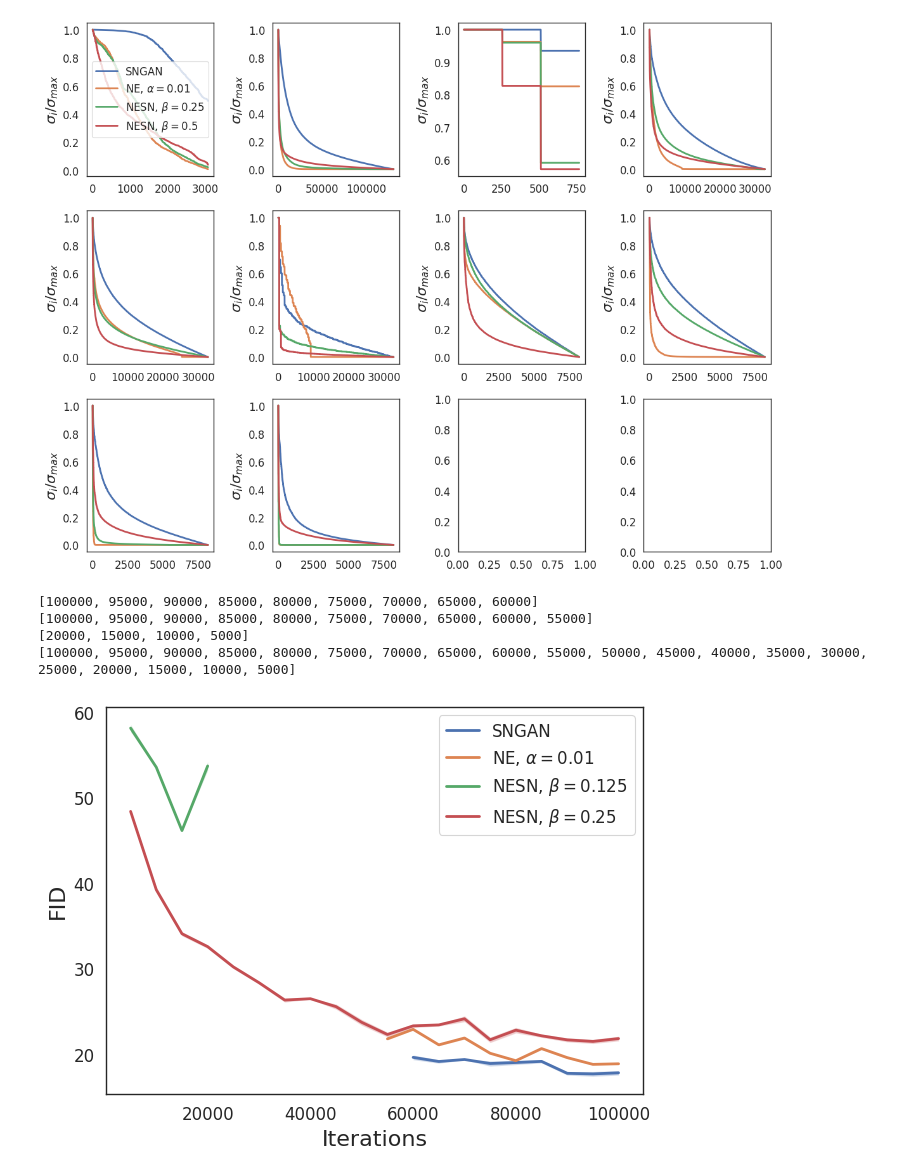
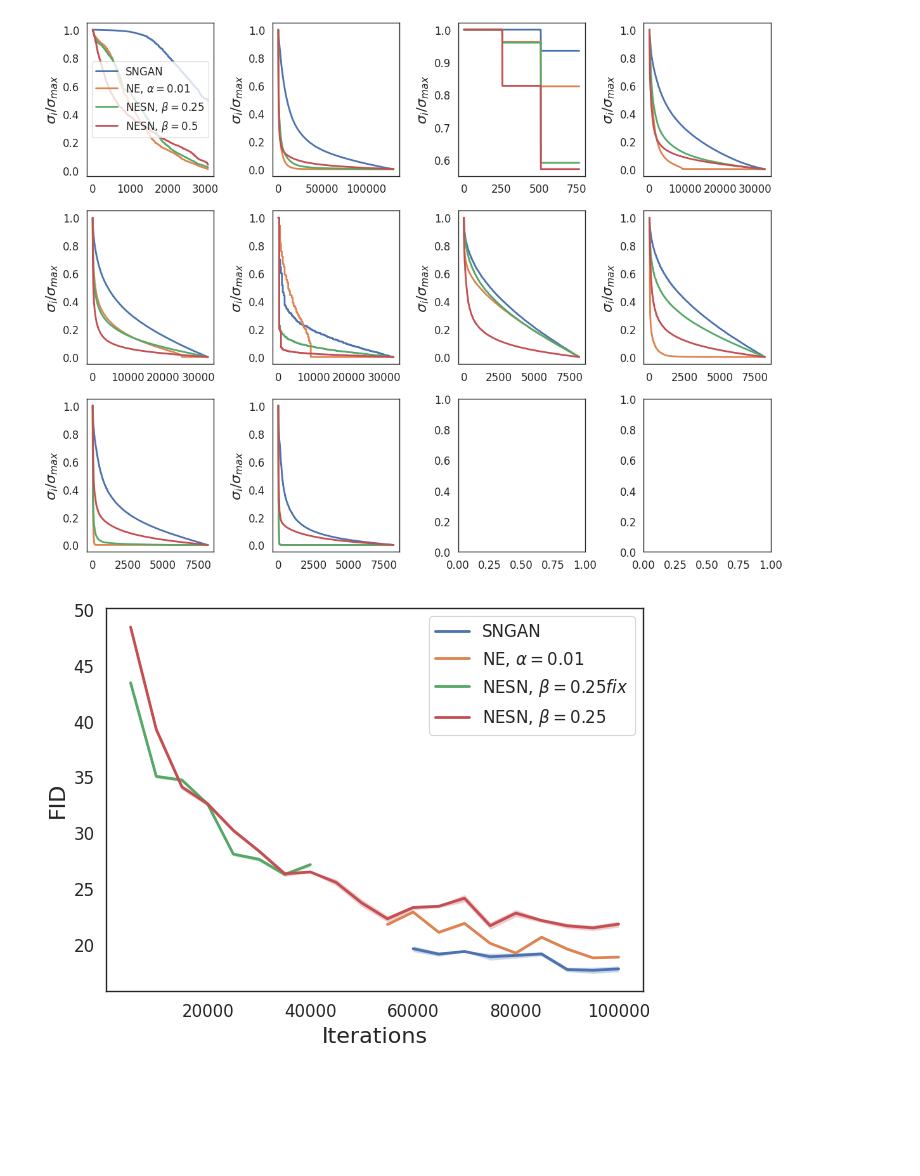
Before and after one commit to sverdoot/negan, a Jupyter notebook: notebooks/demo.ipynb, the cells around one changed output. Cells and saved outputs as stored; diff of their text form; code cells hidden in the pictures; blank space fills up the shorter version.

```diff
--- a/notebooks/demo.ipynb
+++ b/notebooks/demo.ipynb
@@ -26,17 +26,3 @@ plt.rc('lines', linewidth=2)  # fontsize of the figure title
 
 
 log_dir = Path('../log')
-exp_dirs = ['sn32_snfix', 'sn32_norm_est001', 'sn32_norm_est0_2', 'sn32_norm_est0']
-names = ['SNGAN', r'NE, $\alpha=0.01$', r'NESN, $\beta=0.25$', r'NESN, $\beta=0.5$']
-
-step = 0
-specs = dict()
-for exp, name in zip(exp_dirs, names):
-    if step == 0:
-        spec_file = sorted(list(Path(log_dir, exp, 'sv_d').glob('spec*.pt')))[-1]
-        step = spec_file.stem[4:]
-    else:
-        spec_file = Path(log_dir, exp, 'sv_d', f'spec{step}.pt')
-    spec = torch.load(spec_file, map_location='cpu')
-    specs[name] = spec
-print(step)
@@ -45,4 +29,7 @@ print(step)
 # %%
+exp_dirs = ['sn32_snfix', 'sn32_norm_est001', 'sn32_norm_est0_4', 'sn32_norm_est0']
+names = ['SNGAN', r'NE, $\alpha=0.01$', r'NESN, $\beta=0.25$', r'NESN, $\beta=0.5$']
+
 step = 0
 specs = dict()
 for exp, name in zip(exp_dirs, names):
@@ -75,30 +62,27 @@ plt.show()
 [figure]
 # %%
 
-log_dir = Path('../log')
-exp_dirs = ['sn32_snfix', 'sn32_norm_est001', 'sn32_norm_est0_3', 'sn32_norm_est0_2', 'sn32_norm_est0']
-names = ['SNGAN', r'NE, $\alpha=0.01$',  r'NESN, $\beta=0.125$', r'NESN, $\beta=0.25$', r'NESN, $\beta=0.5$']
+exp_dirs = ['sn32_snfix', 'sn32_norm_est001', 'sn32_norm_est0_4', 'sn32_norm_est0_2', 'sn32_norm_est0']
+names = ['SNGAN', r'NE, $\alpha=0.01$',  r'NESN, $\beta=0.25 fix$', r'NESN, $\beta=0.25$', r'NESN, $\beta=0.5$']
 # %%
-
+from collections import OrderedDict
 # specs = dict()
 for (exp, name) in list(zip(exp_dirs, names))[:-1]:
     fids = json.load(Path(log_dir, exp, 'fid_50k_50k.json').open('r'))
+    fids = OrderedDict(sorted(fids.items(), key=lambda x: int(x[0])))
+    # print(fids)
     steps = list(map(int, list(fids.keys())))
-    print(steps)
+    # print(steps)
     fids_mean = np.array([np.mean(val) for val in fids.values()])
     fids_std = np.array([np.std(val) for val in fids.values()])
     n = 120
     plt.plot(steps[:n], fids_mean[:n], label=name)
     plt.fill_between(steps[:n], fids_mean[:n] - 1.96 * fids_std[:n], fids_mean[:n] + 1.96 * fids_std[:n], alpha=0.3)
 plt.ylabel('FID')
 plt.xlabel('Iterations')
 plt.tight_layout()
 plt.legend()
 plt.savefig(f'fid_{steps[0]}.png')
 plt.show()
 # %% [output]
-[100000, 95000, 90000, 85000, 80000, 75000, 70000, 65000, 60000]
-[100000, 95000, 90000, 85000, 80000, 75000, 70000, 65000, 60000, 55000]
-[20000, 15000, 10000, 5000]
-[100000, 95000, 90000, 85000, 80000, 75000, 70000, 65000, 60000, 55000, 50000, 45000, 40000, 35000, 30000, 25000, 20000, 15000, 10000, 5000]
-[figure, old version]
+[figure, new version]
```
Also changed, not shown: parts of 2 cells of this notebook, 14 other files.
